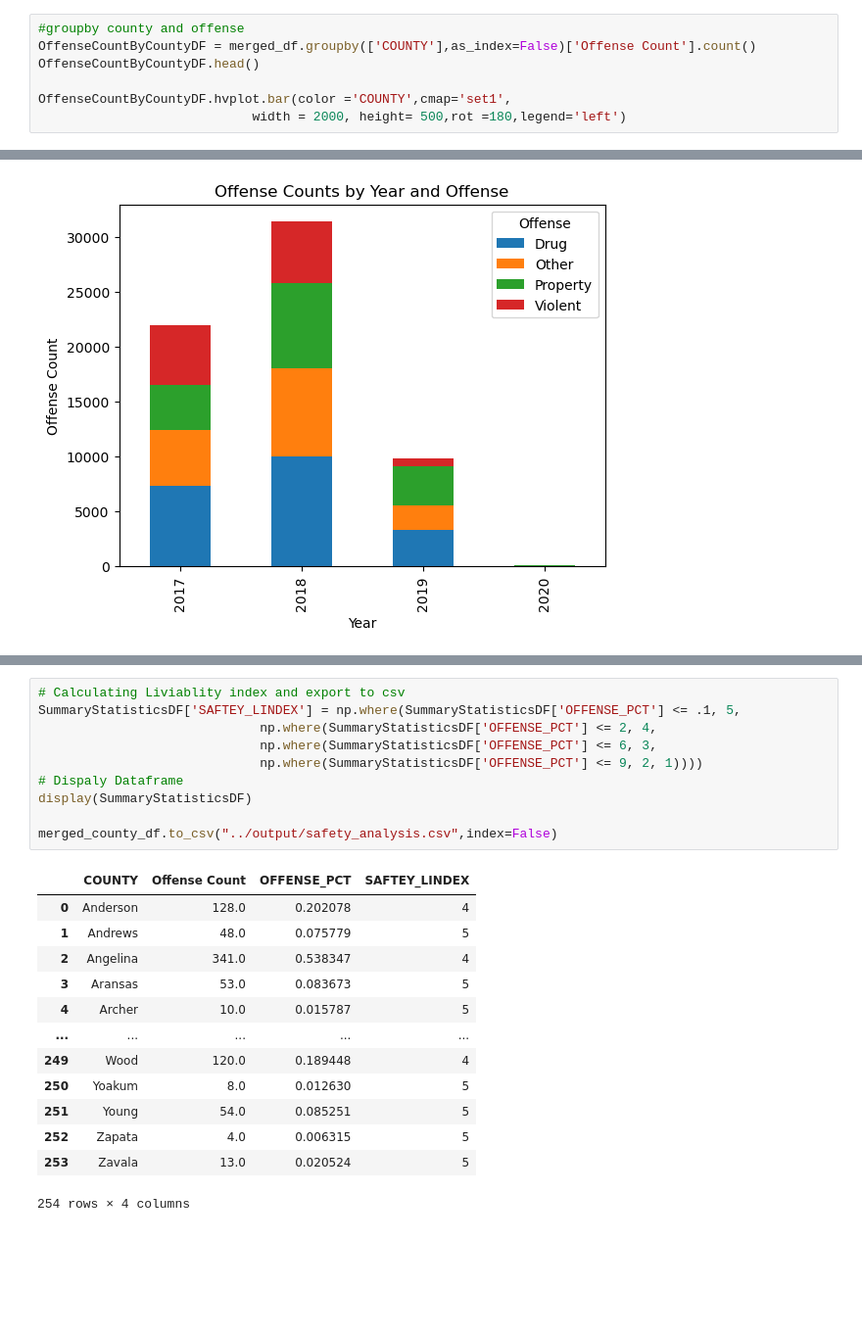
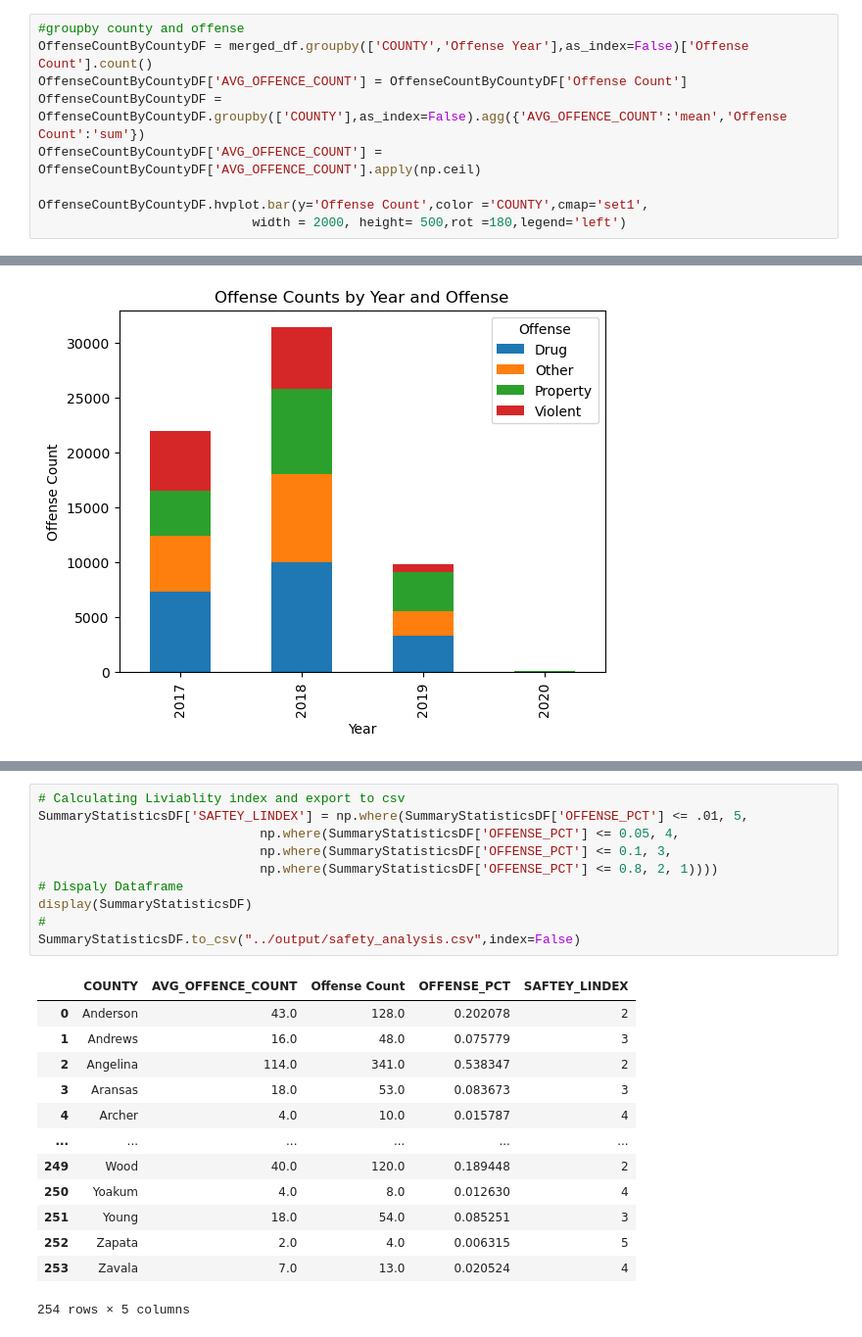
Before and after one commit to anitha0615/project_1, a Jupyter notebook: Analysis/Safety_Analysis_final.ipynb, the cells around one changed output, grey strips where cells are left out. Shown at 98% size. Cells and saved outputs as stored; diff of their text form; blank space fills up the shorter version.

```diff
--- a/Analysis/Safety_Analysis_final.ipynb
+++ b/Analysis/Safety_Analysis_final.ipynb
@@ -69,10 +70,12 @@ merged_df.head()
 | 4 | Anderson | Other | DRIVING WHILE INTOXICATED W/CHILD... | 01/15/2018 | 2018 | 0 |
 # %%
 #groupby county and offense
-OffenseCountByCountyDF = merged_df.groupby(['COUNTY'],as_index=False)['Offense Count'].count()
-OffenseCountByCountyDF.head()
+OffenseCountByCountyDF = merged_df.groupby(['COUNTY','Offense Year'],as_index=False)['Offense Count'].count()
+OffenseCountByCountyDF['AVG_OFFENCE_COUNT'] = OffenseCountByCountyDF['Offense Count']
+OffenseCountByCountyDF = OffenseCountByCountyDF.groupby(['COUNTY'],as_index=False).agg({'AVG_OFFENCE_COUNT':'mean','Offense Count':'sum'})
+OffenseCountByCountyDF['AVG_OFFENCE_COUNT'] = OffenseCountByCountyDF['AVG_OFFENCE_COUNT'].apply(np.ceil)
 
-OffenseCountByCountyDF.hvplot.bar(color ='COUNTY',cmap='set1',
+OffenseCountByCountyDF.hvplot.bar(y='Offense Count',color ='COUNTY',cmap='set1',
                             width = 2000, height= 500,rot =180,legend='left')
 # %% [output]
 [interactive output not drawn]
@@ -157,24 +158,24 @@ SummaryStatisticsDF
 # %%
 # Calculating Liviablity index and export to csv
-SummaryStatisticsDF['SAFTEY_LINDEX'] = np.where(SummaryStatisticsDF['OFFENSE_PCT'] <= .1, 5,
-                             np.where(SummaryStatisticsDF['OFFENSE_PCT'] <= 2, 4,
-                             np.where(SummaryStatisticsDF['OFFENSE_PCT'] <= 6, 3,
-                             np.where(SummaryStatisticsDF['OFFENSE_PCT'] <= 9, 2, 1))))
+SummaryStatisticsDF['SAFTEY_LINDEX'] = np.where(SummaryStatisticsDF['OFFENSE_PCT'] <= .01, 5,
+                             np.where(SummaryStatisticsDF['OFFENSE_PCT'] <= 0.05, 4,
+                             np.where(SummaryStatisticsDF['OFFENSE_PCT'] <= 0.1, 3,
+                             np.where(SummaryStatisticsDF['OFFENSE_PCT'] <= 0.8, 2, 1))))
 # Dispaly Dataframe
 display(SummaryStatisticsDF)
-
-merged_county_df.to_csv("../output/safety_analysis.csv",index=False)
+#
+SummaryStatisticsDF.to_csv("../output/safety_analysis.csv",index=False)
 # %% [output]
-|  | COUNTY | Offense Count | OFFENSE_PCT | SAFTEY_LINDEX |
-| 0 | Anderson | 128.0 | 0.202078 | 4 |
-| 1 | Andrews | 48.0 | 0.075779 | 5 |
-| 2 | Angelina | 341.0 | 0.538347 | 4 |
-| 3 | Aransas | 53.0 | 0.083673 | 5 |
-| 4 | Archer | 10.0 | 0.015787 | 5 |
-| ... | ... | ... | ... | ... |
-| 249 | Wood | 120.0 | 0.189448 | 4 |
-| 250 | Yoakum | 8.0 | 0.012630 | 5 |
-| 251 | Young | 54.0 | 0.085251 | 5 |
-| 252 | Zapata | 4.0 | 0.006315 | 5 |
-| 253 | Zavala | 13.0 | 0.020524 | 5 |
+|  | COUNTY | AVG_OFFENCE_COUNT | Offense Count | OFFENSE_PCT | SAFTEY_LINDEX |
+| 0 | Anderson | 43.0 | 128.0 | 0.202078 | 2 |
+| 1 | Andrews | 16.0 | 48.0 | 0.075779 | 3 |
+| 2 | Angelina | 114.0 | 341.0 | 0.538347 | 2 |
+| 3 | Aransas | 18.0 | 53.0 | 0.083673 | 3 |
+| 4 | Archer | 4.0 | 10.0 | 0.015787 | 4 |
+| ... | ... | ... | ... | ... | ... |
+| 249 | Wood | 40.0 | 120.0 | 0.189448 | 2 |
+| 250 | Yoakum | 4.0 | 8.0 | 0.012630 | 4 |
+| 251 | Young | 18.0 | 54.0 | 0.085251 | 3 |
+| 252 | Zapata | 2.0 | 4.0 | 0.006315 | 5 |
+| 253 | Zavala | 7.0 | 13.0 | 0.020524 | 4 |
-254 rows × 4 columns
+254 rows × 5 columns
```
Also changed, not shown: parts of 5 cells of this notebook.
